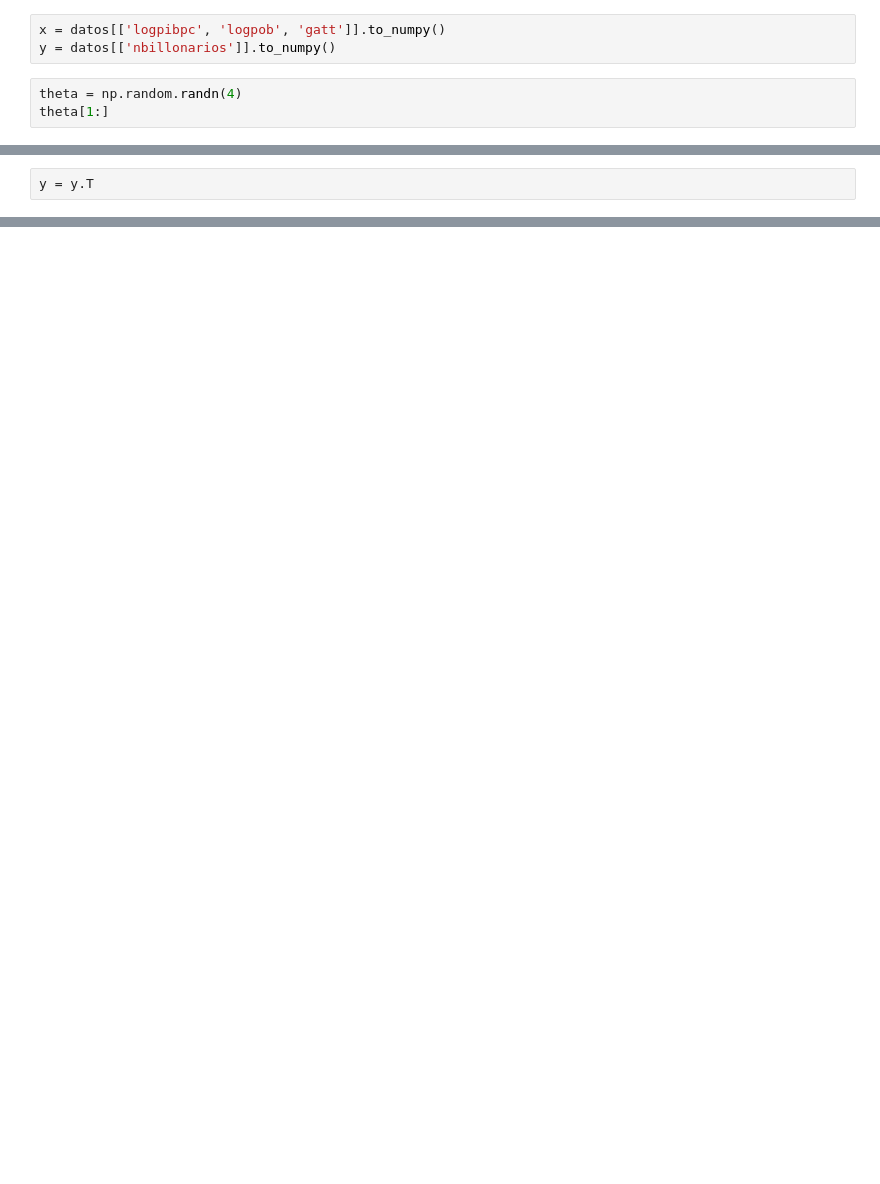
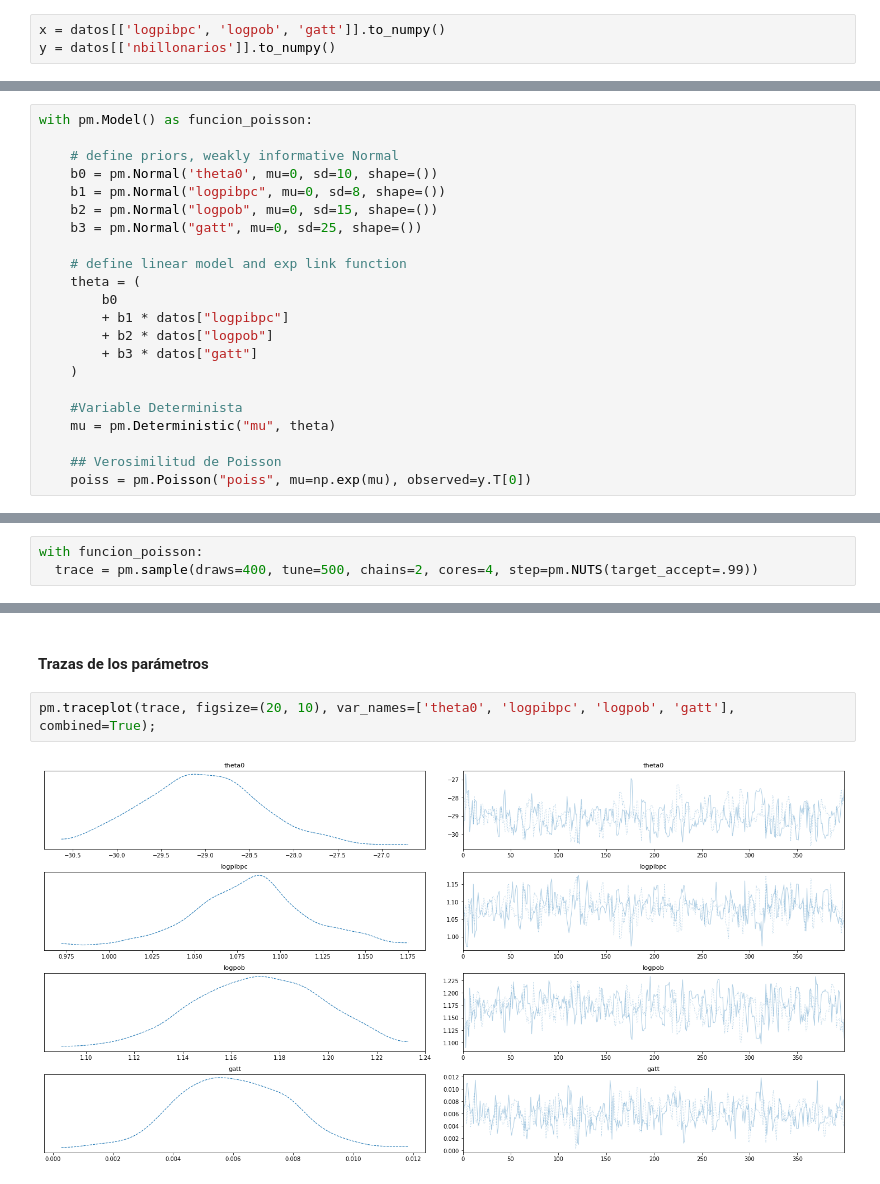
Before and after one commit to felipeisj/MCMC-PyMC3, a Jupyter notebook: actividad2.ipynb, the cells around one changed output, grey strips where cells are left out. Saved outputs shown, nothing was run; the diff lists cells and outputs as text; blank space fills up the shorter version.

```diff
--- a/actividad2.ipynb
+++ b/actividad2.ipynb
@@ -93,6 +14,3 @@ datos.head(3)
 # %%
 x = datos[['logpibpc', 'logpob', 'gatt']].to_numpy()
 y = datos[['nbillonarios']].to_numpy()
-# %%
-theta = np.random.randn(4)
-theta[1:]
@@ -132,2 +16,0 @@ with pm.Model() as funcion_poisson:
-# %%
-y = y.T
@@ -217,0 +19,22 @@ x[:,0]
+# %%
+with pm.Model() as funcion_poisson:
+
+    # define priors, weakly informative Normal
+    b0 = pm.Normal('theta0', mu=0, sd=10, shape=())
+    b1 = pm.Normal("logpibpc", mu=0, sd=8, shape=())
+    b2 = pm.Normal("logpob", mu=0, sd=15, shape=())
+    b3 = pm.Normal("gatt", mu=0, sd=25, shape=())
+
+    # define linear model and exp link function
+    theta = (
+        b0
+        + b1 * datos["logpibpc"]
+        + b2 * datos["logpob"]
+        + b3 * datos["gatt"]
+    )
+
+    #Variable Determinista
+    mu = pm.Deterministic("mu", theta)
+
+    ## Verosimilitud de Poisson
+    poiss = pm.Poisson("poiss", mu=np.exp(mu), observed=y.T[0])
@@ -217,0 +89,3 @@ x[:,0]
+# %%
+with funcion_poisson:
+  trace = pm.sample(draws=400, tune=500, chains=2, cores=4, step=pm.NUTS(target_accept=.99))
@@ -217,0 +98,6 @@ x[:,0]
+# %% [markdown]
+#### Trazas de los parámetros
+# %%
+pm.traceplot(trace, figsize=(20, 10), var_names=['theta0', 'logpibpc', 'logpob', 'gatt'], combined=True);
+# %% [output]
+[figure, added]
```
Also changed, not shown: parts of 56 cells of this notebook, 1 other file.
